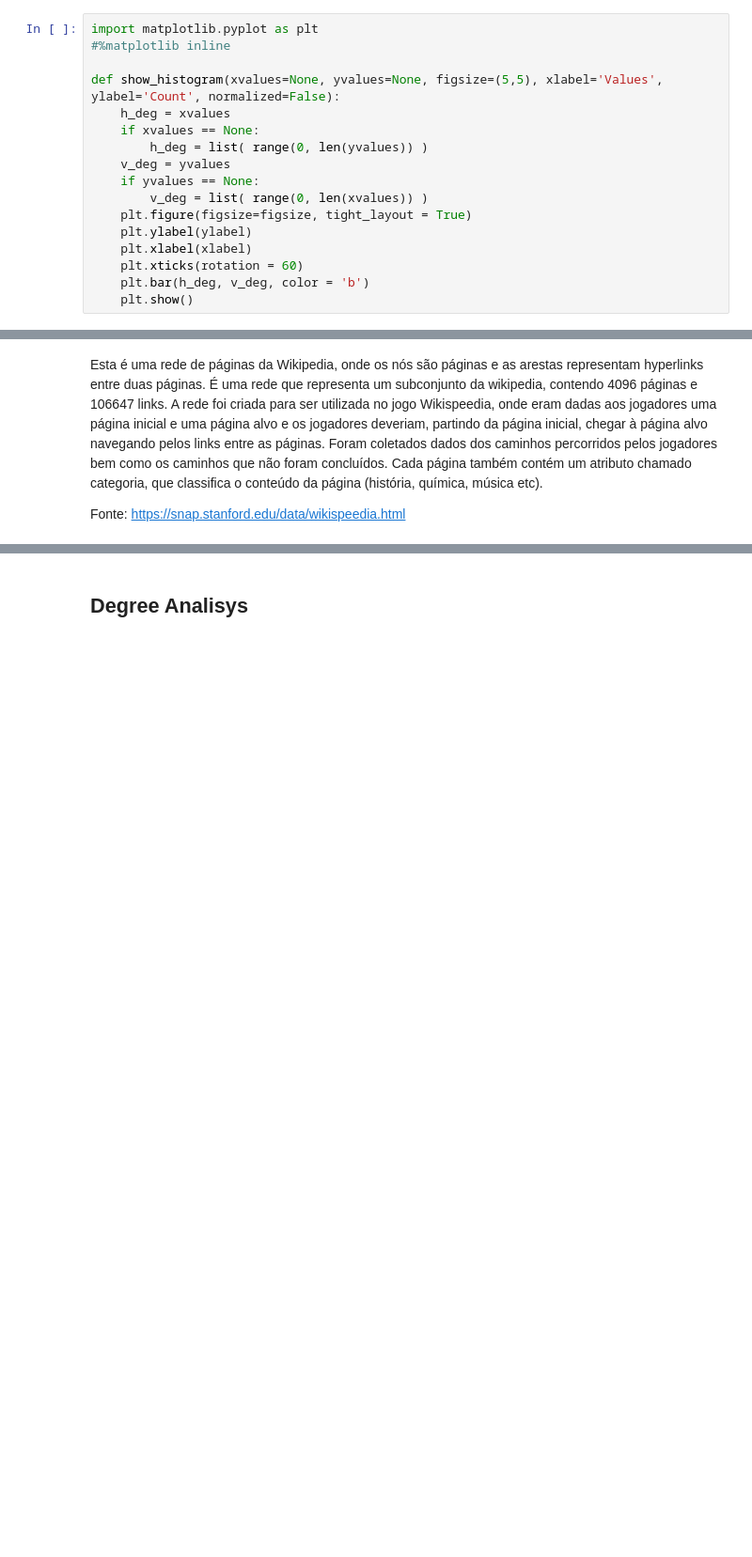
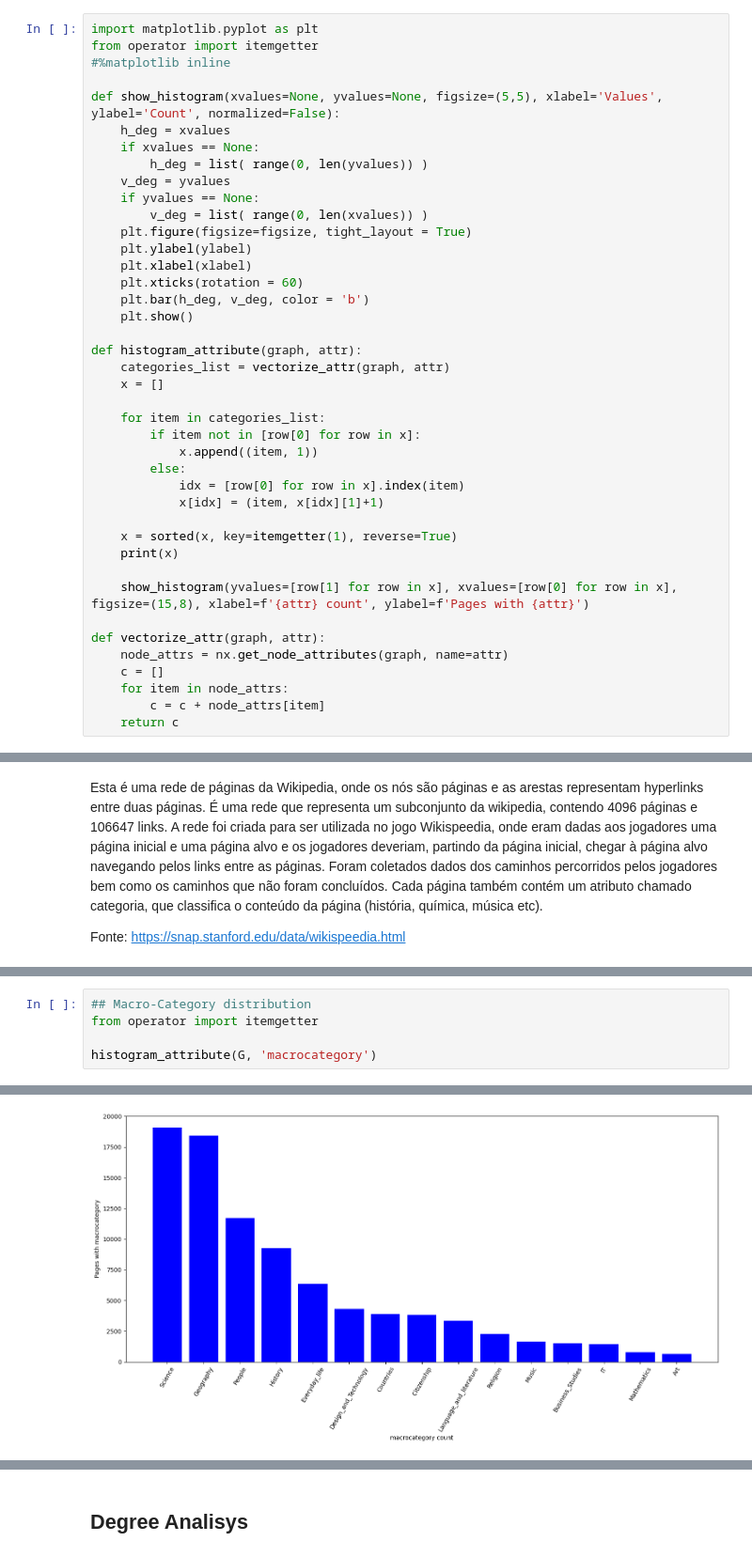
Before and after one commit to igorgonribs/curso-redes-luis, a Jupyter notebook: final_project/Final_work_test_wiki.ipynb, the cells around one changed output, grey strips where cells are left out. Shown at 94% size. Drawn from its saved outputs; the diff is of its cells as text; blank space fills up the shorter version.

```diff
--- a/final_project/Final_work_test_wiki.ipynb
+++ b/final_project/Final_work_test_wiki.ipynb
@@ -28,6 +28,7 @@ df1 = pd.read_csv('./my_data/wiki/links_unquoted.csv', delimiter=';', header = N
 ### Definição de funções
 # %%
 import matplotlib.pyplot as plt
+from operator import itemgetter
 #%matplotlib inline
 
 def show_histogram(xvalues=None, yvalues=None, figsize=(5,5), xlabel='Values', ylabel='Count', normalized=False):
@@ -43,6 +44,29 @@ def show_histogram(xvalues=None, yvalues=None, figsize=(5,5), xlabel='Values', y
     plt.xticks(rotation = 60)
     plt.bar(h_deg, v_deg, color = 'b')
     plt.show()
+
+def histogram_attribute(graph, attr):
+    categories_list = vectorize_attr(graph, attr)
+    x = []
+
+    for item in categories_list:
+        if item not in [row[0] for row in x]:
+            x.append((item, 1))
+        else:
+            idx = [row[0] for row in x].index(item)
+            x[idx] = (item, x[idx][1]+1)
+
+    x = sorted(x, key=itemgetter(1), reverse=True)
+    print(x)
+
+    show_histogram(yvalues=[row[1] for row in x], xvalues=[row[0] for row in x], figsize=(15,8), xlabel=f'{attr} count', ylabel=f'Pages with {attr}')
+
+def vectorize_attr(graph, attr):
+    node_attrs = nx.get_node_attributes(graph, name=attr)
+    c = []
+    for item in node_attrs:
+        c = c + node_attrs[item]
+    return c
 # %% [markdown]
 # Hyperlinks on Wikipedia
 # %% [markdown]
@@ -128,0 +126,6 @@ show_histogram(yvalues=[row[1] for row in x], figsize=(15,8), xlabel='category c
+# %%
+## Macro-Category distribution
+from operator import itemgetter
+
+histogram_attribute(G, 'macrocategory')
+# %% [output]
@@ -128,0 +133 @@ show_histogram(yvalues=[row[1] for row in x], figsize=(15,8), xlabel='category c
+[figure, added]
```
Also changed, not shown: parts of 14 cells of this notebook, 2 other files.
